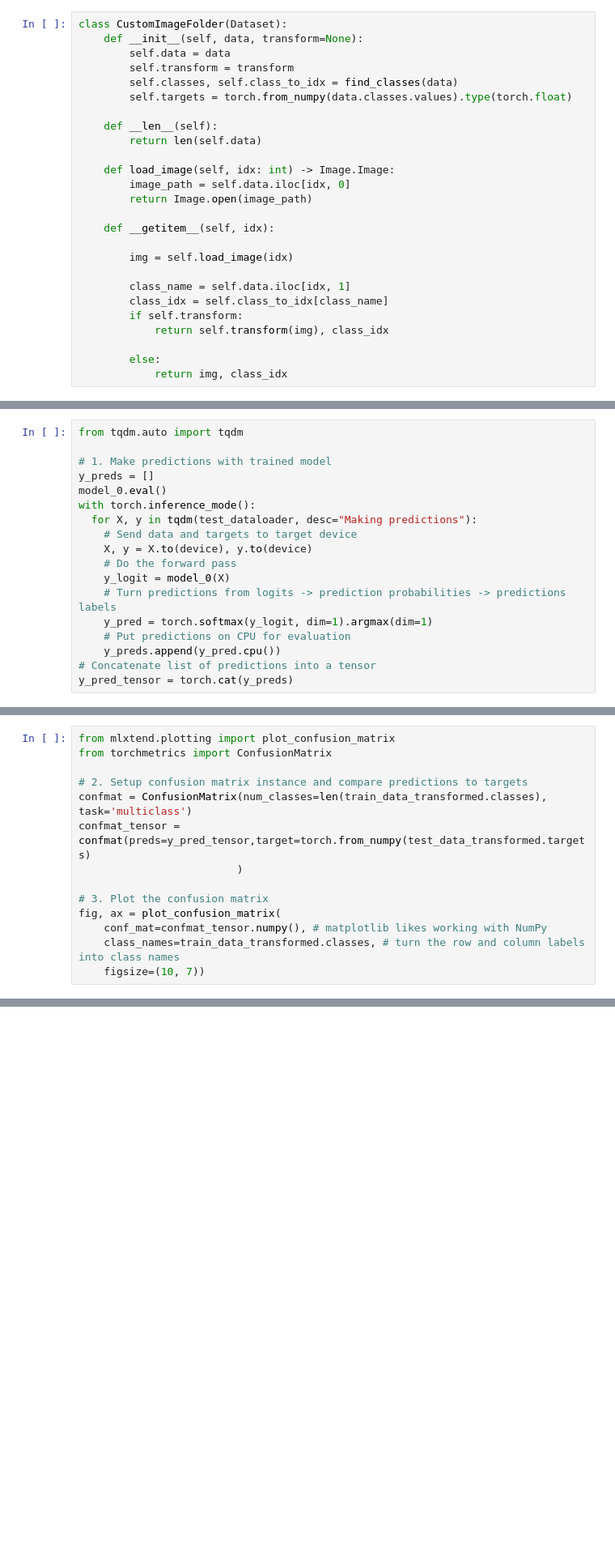
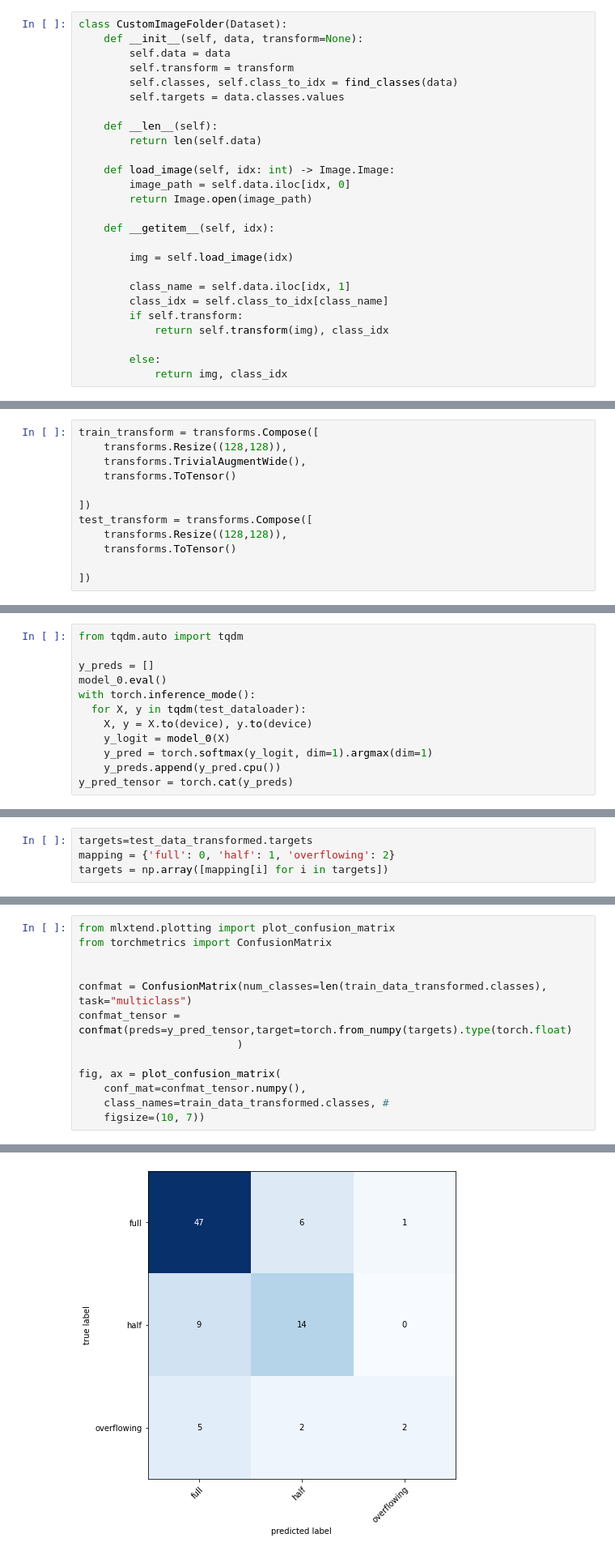
Before and after one commit to emirhansilsupur/water-bottle-image-classification, a Jupyter notebook: water_bottle_clf.ipynb, the cells around one changed output, grey strips where cells are left out. Shown at 81% size. Saved outputs shown, nothing was run; the diff lists cells and outputs as text; blank space fills up the shorter version.

Commit message:
add model_0 score

```diff
--- a/water_bottle_clf.ipynb
+++ b/water_bottle_clf.ipynb
@@ -122,7 +122,7 @@ class CustomImageFolder(Dataset):
         self.data = data
         self.transform = transform
         self.classes, self.class_to_idx = find_classes(data)
-        self.targets = torch.from_numpy(data.classes.values).type(torch.float)
+        self.targets = data.classes.values
 
     def __len__(self):
         return len(self.data)
@@ -159,3 +147,15 @@ test_transform = transforms.Compose([
+# %%
+train_transform = transforms.Compose([
+    transforms.Resize((128,128)),
+    transforms.TrivialAugmentWide(),
+    transforms.ToTensor()
+
+])
+test_transform = transforms.Compose([
+    transforms.Resize((128,128)),
+    transforms.ToTensor()
+
+])
 # %%
 train_data_transformed = CustomImageFolder(train_df, transform=train_transform)
 test_data_transformed = CustomImageFolder(test_df, transform=test_transform)
@@ -455,18 +474,12 @@ Name: path, dtype: int64
 # %%
 from tqdm.auto import tqdm
 
-# 1. Make predictions with trained model
 y_preds = []
 model_0.eval()
 with torch.inference_mode():
-  for X, y in tqdm(test_dataloader, desc="Making predictions"):
-    # Send data and targets to target device
+  for X, y in tqdm(test_dataloader):
     X, y = X.to(device), y.to(device)
-    # Do the forward pass
     y_logit = model_0(X)
-    # Turn predictions from logits -> prediction probabilities -> predictions labels
     y_pred = torch.softmax(y_logit, dim=1).argmax(dim=1)
-    # Put predictions on CPU for evaluation
     y_preds.append(y_pred.cpu())
-# Concatenate list of predictions into a tensor
 y_pred_tensor = torch.cat(y_preds)
@@ -476,0 +486,4 @@ AttributeError: 'CustomImageFolder' object has no attribute 'target'
+# %%
+targets=test_data_transformed.targets
+mapping = {'full': 0, 'half': 1, 'overflowing': 2}
+targets = np.array([mapping[i] for i in targets])
@@ -478,14 +512,13 @@ AttributeError: 'CustomImageFolder' object has no attribute 'target'
 from mlxtend.plotting import plot_confusion_matrix
 from torchmetrics import ConfusionMatrix
 
-# 2. Setup confusion matrix instance and compare predictions to targets
-confmat = ConfusionMatrix(num_classes=len(train_data_transformed.classes), task='multiclass')
-confmat_tensor = confmat(preds=y_pred_tensor,target=torch.from_numpy(test_data_transformed.targets)
+
+confmat = ConfusionMatrix(num_classes=len(train_data_transformed.classes), task="multiclass")
+confmat_tensor = confmat(preds=y_pred_tensor,target=torch.from_numpy(targets).type(torch.float)
                          )
 
-# 3. Plot the confusion matrix
 fig, ax = plot_confusion_matrix(
-    conf_mat=confmat_tensor.numpy(), # matplotlib likes working with NumPy
-    class_names=train_data_transformed.classes, # turn the row and column labels into class names
+    conf_mat=confmat_tensor.numpy(),
+    class_names=train_data_transformed.classes, #
     figsize=(10, 7))
 # %% [output]
@@ -492,0 +525 @@ TypeError: can't convert np.ndarray of type numpy.object_. The only supported ty
+[figure, added]
```
Also changed, not shown: parts of 31 cells of this notebook.
